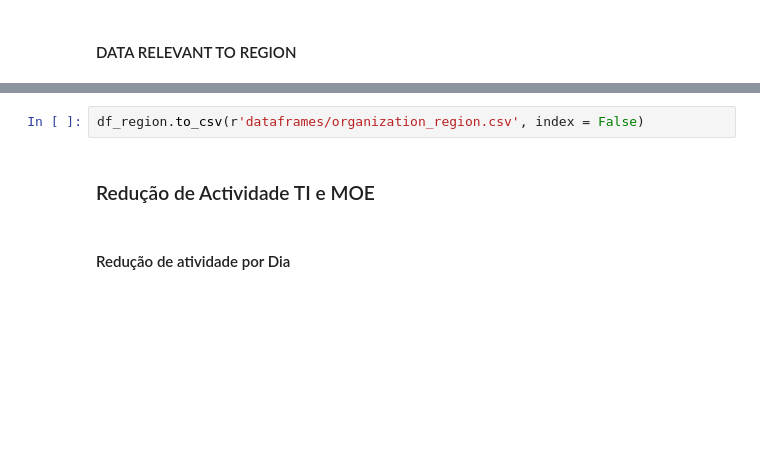
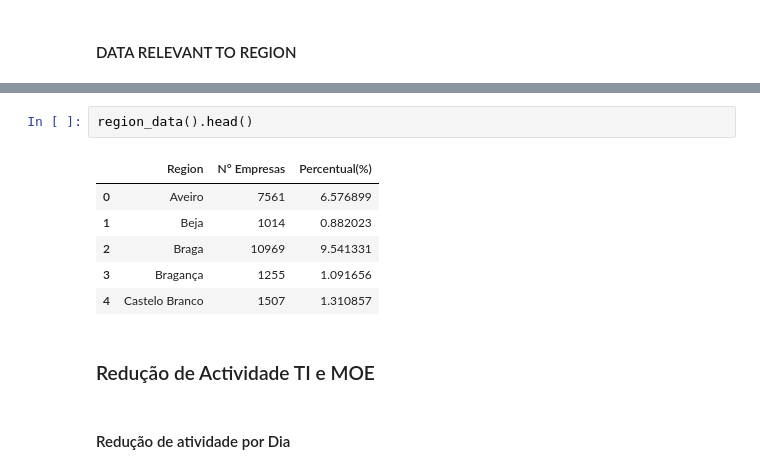
Before and after one commit to dssg-pt/dados-MTSSS, a Jupyter notebook: extra/dados/data_cleaning.ipynb, the cells around one changed output, grey strips where cells are left out. Saved outputs shown, nothing was run; the diff lists cells and outputs as text; blank space fills up the shorter version.

```diff
--- a/extra/dados/data_cleaning.ipynb
+++ b/extra/dados/data_cleaning.ipynb
@@ -359,5 +307,12 @@ df_region
-# %%
-df_region.to_csv(r'dataframes/organization_region.csv', index = False)
+# %%
+region_data().head()
+# %% [output]
+|  | Region | N° Empresas | Percentual(%) |
+| 0 | Aveiro | 7561 | 6.576899 |
+| 1 | Beja | 1014 | 0.882023 |
+| 2 | Braga | 10969 | 9.541331 |
+| 3 | Bragança | 1255 | 1.091656 |
+| 4 | Castelo Branco | 1507 | 1.310857 |
 # %% [markdown]
 ### Redução de Actividade TI e MOE
 # %% [markdown]
```
Also changed, not shown: parts of 15 cells of this notebook.
